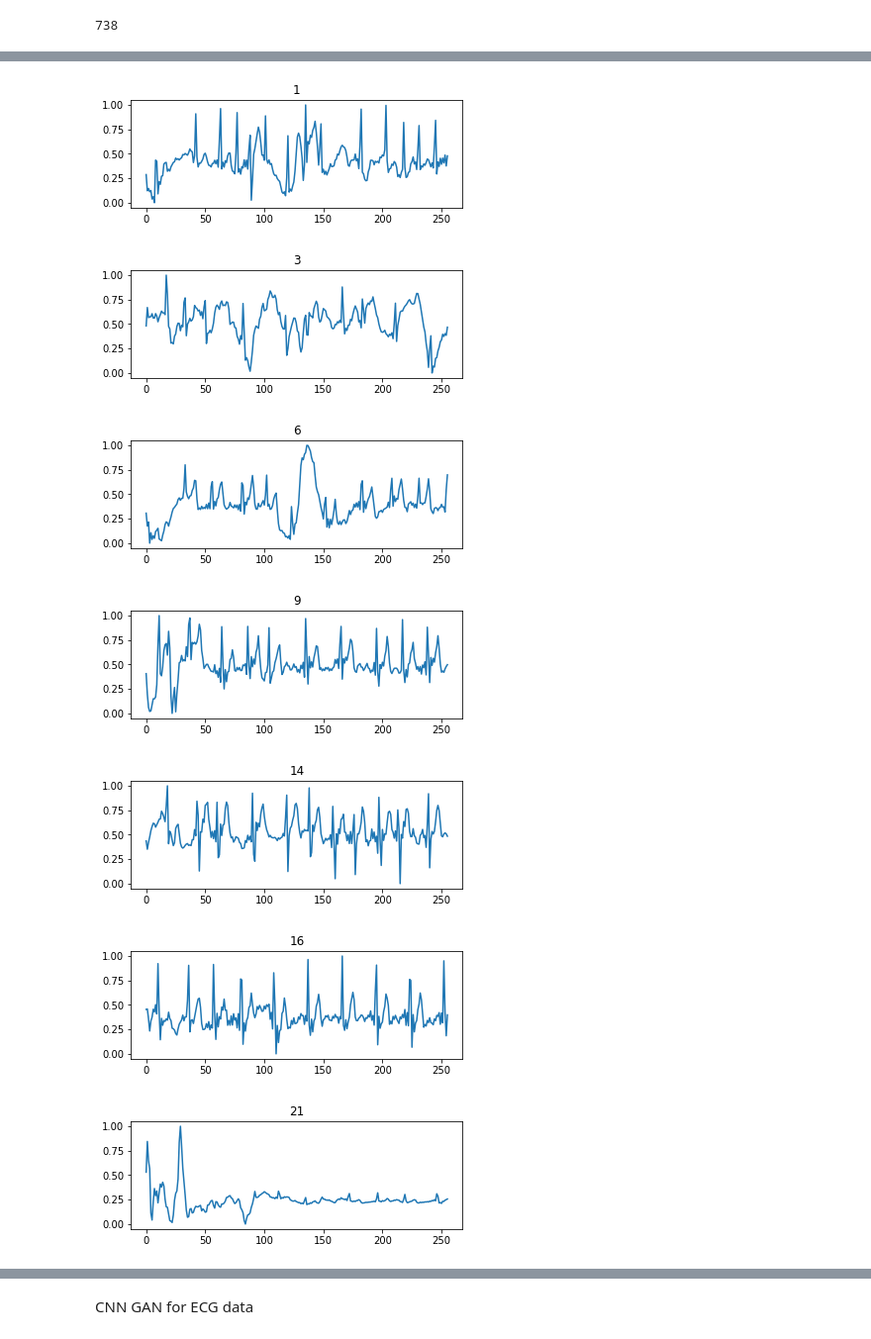
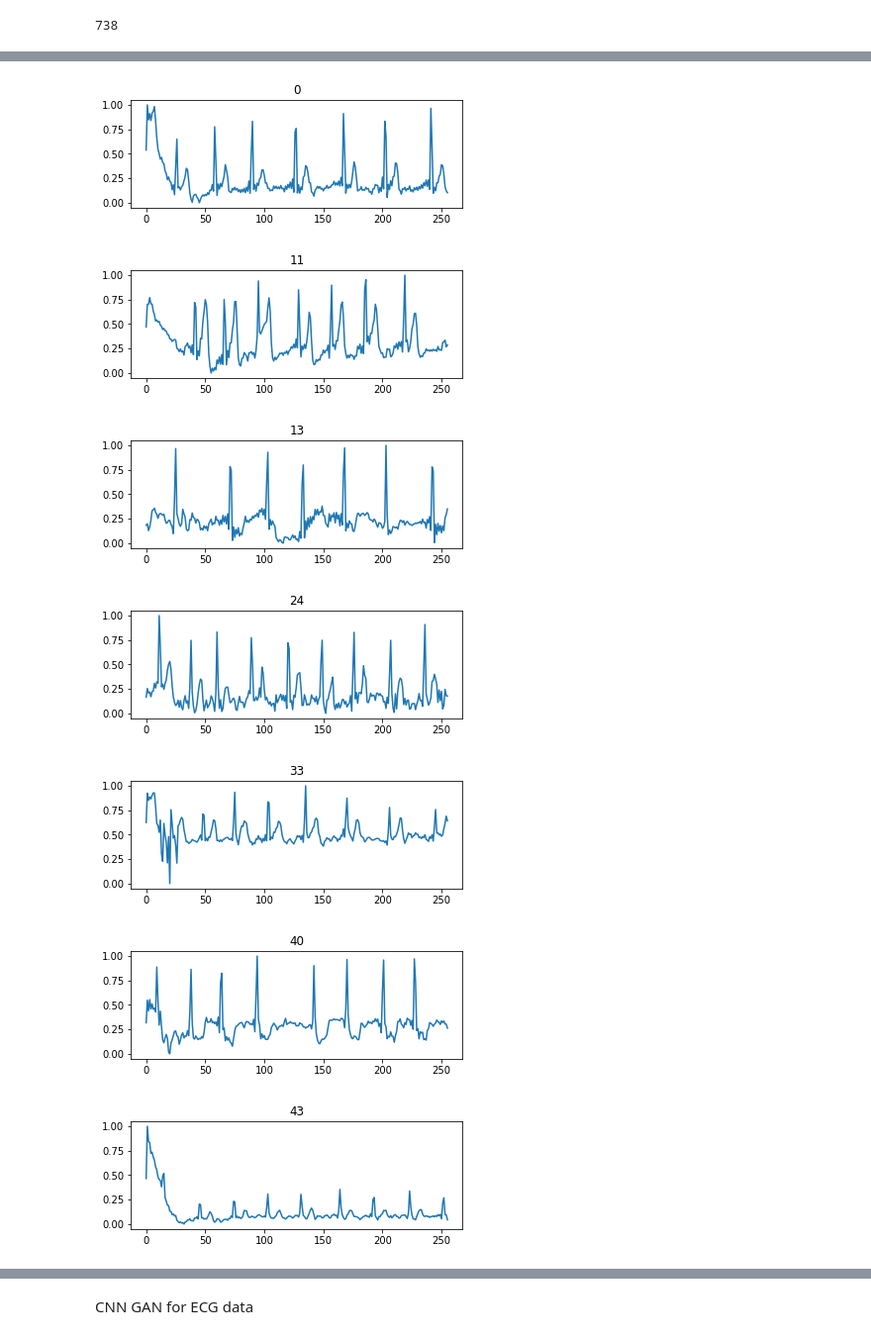
Before and after one commit to abbasloo/dnnHealth, a Jupyter notebook: AF/ecgGAN.ipynb, the cells around one changed output, grey strips where cells are left out. Shown at 99% size. Drawn from its saved outputs; the diff is of its cells as text; code cells hidden in the pictures.

```diff
--- a/AF/ecgGAN.ipynb
+++ b/AF/ecgGAN.ipynb
@@ -37,8 +37,8 @@ l = 738 # number of samples
 d = 9000 # minimal length
 r = 1024 # subsampling
 w = 256 # window size
-st = 10 # step size for windowing
-hwm = 70 # how many windows
+st = 5 # step size for windowing
+hwm = 700 # how many windows
 ahwm = 0
 
 data = [] # actual raw data
@@ -55,8 +55,8 @@ ccll = 0.0 # weight for min
 #thhm = 100 # coefficient for mean
 #thv = 0.25 # coefficient for variance
 #thhv = 0.25 # coefficient for variance
-rmin = 65 # minimum heart rate
-rmax = 75 # maximum heart rate
+rmin = 50 # minimum heart rate
+rmax = 90 # maximum heart rate
 
 dbr = io.loadmat('../training2017/' + arr[0])
 dummyr = dbr['val'][0, :]
@@ -125,9 +125,9 @@ for i in range(l):
             go += signal.correlate(temp[:,0], temps[:,0], 'same')/5.0
 
     if (len(L[0]) > c and len(LL[0]) > cc and
-        np.amin(out['heart_rate']) < rmax and np.amin(out['heart_rate']) > rmin and
+        np.amax(out['heart_rate']) < rmax and np.amin(out['heart_rate']) > rmin and
         np.amax(np.abs(go)) <= 1.8*np.amax(np.abs(gor))):
-       '''and np.sqrt(np.var(L)) > r*thv and np.sqrt(np.var(LL)) > r*thhv and np.abs(np.mean(L) - r) < thm and np.abs(np.mean(LL) - r) < thhm'''
+       '''and np.sqrt(np.var(L)) > r*thv and np.sqrt(np.var(LL)) > r*thhv and np.abs(np.mean(L) - r/2.0) < thm and np.abs(np.mean(LL) - r/2.0) < thhm'''
 
 
        dummy = signal.resample(dummy, r) # subsampling
@@ -184,7 +184,7 @@ for i in range(0, len(seq_in), ahwm): # list of samples selected (look at the pl
-[figure, old version]
+[figure, new version]
-[figure, old version]
+[figure, new version]
-[figure, old version]
+[figure, new version]
-[figure, old version]
+[figure, new version]
-[figure, old version]
+[figure, new version]
-[figure, old version]
+[figure, new version]
-[figure, old version]
+[figure, new version]
```
Also changed, not shown: parts of 3 cells of this notebook.
